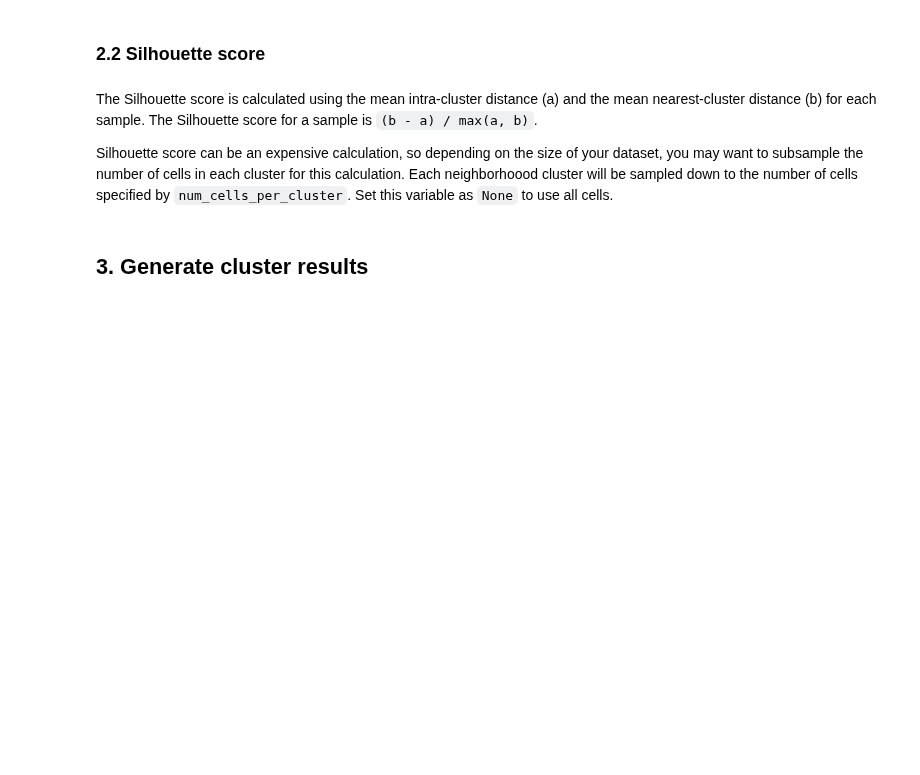
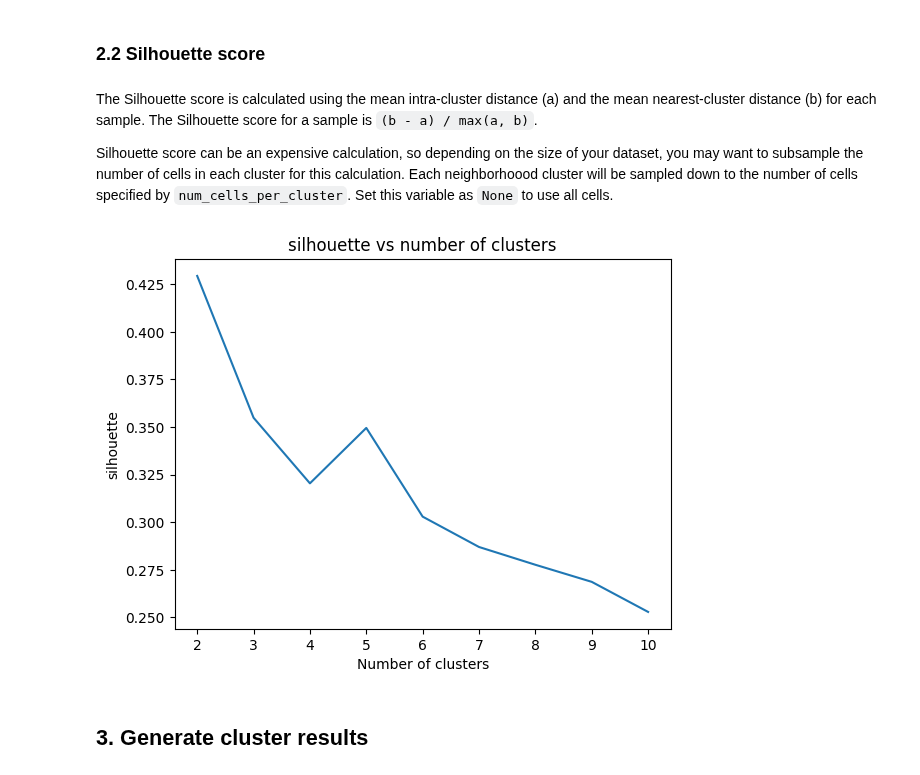
Before and after one commit to angelolab/ark-analysis, a Jupyter notebook: templates_ark/example_neighborhood_analysis_script.ipynb, the cells around one changed output. Saved outputs shown, nothing was run; the diff lists cells and outputs as text; code cells hidden in the pictures; blank space fills up the shorter version.

```diff
--- a/templates_ark/example_neighborhood_analysis_script.ipynb
+++ b/templates_ark/example_neighborhood_analysis_script.ipynb
@@ -99,13 +104,16 @@ Silhouette score can be an expensive calculation, so depending on the size of yo
 # %%
 # Subsample each phenotype to avoid long runtimes
 num_cells_per_cluster = 1000
 
 neighbor_silhouette_scores = spatial_analysis.compute_cluster_metrics_silhouette(input_features,
+                                                                                 min_k=min_k,
                                                                                  max_k=max_k,
                                                                                  subsample=num_cells_per_cluster)
 
 # Use the elbow curve method to choose the optimal k
 visualize.visualize_neighbor_cluster_metrics(neighbor_silhouette_scores, metric_name="silhouette")
+# %% [output]
+[figure, added]
 # %% [markdown]
 ## 3. Generate cluster results
 # %% [markdown]
```
Also changed, not shown: parts of 6 cells of this notebook.
